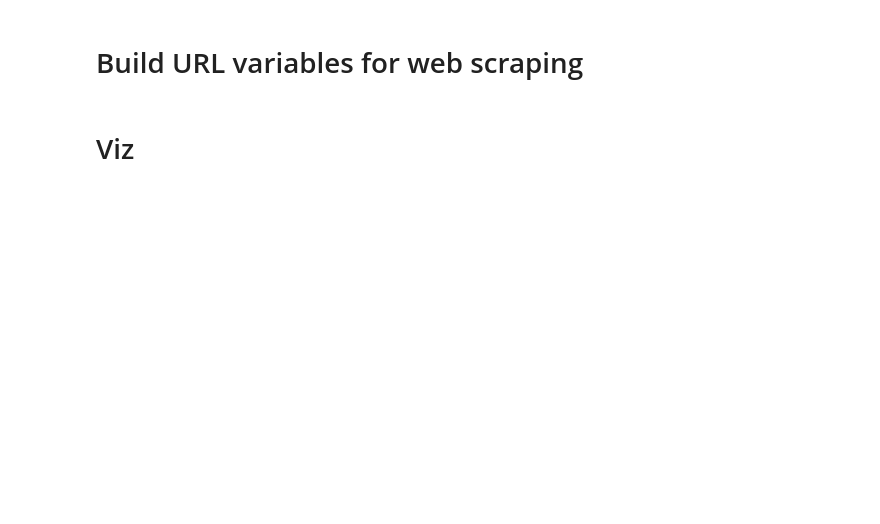
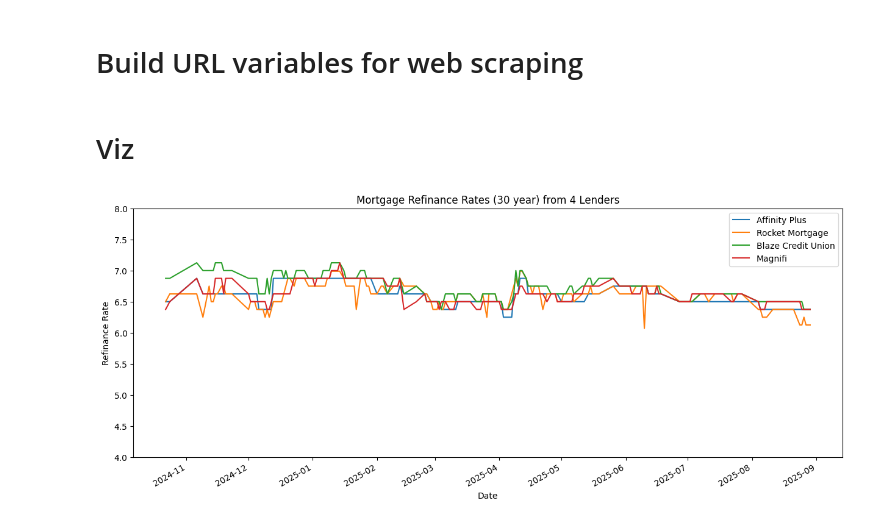
Before and after one commit to conorwhanson/refiRateTracker, a Jupyter notebook: testing.ipynb, the cells around one changed output. Drawn from its saved outputs; the diff is of its cells as text; code cells hidden in the pictures; blank space fills up the shorter version.

```diff
--- a/testing.ipynb
+++ b/testing.ipynb
@@ -62,3 +66,5 @@ chrome.close()
 # %%
 # VIZ
 df = pd.read_csv("refiRates.csv")
+# %%
+df['Date'] = pd.to_datetime(df['Date'], format = '%m/%d/%Y')
@@ -67,11 +75,13 @@ df['Affinity Plus'] = df['Affinity Plus'].apply(lambda x: float(x.replace("%", "
 df['Rocket Mortgage'] = df['Rocket Mortgage'].apply(lambda x: float(x.replace("%", "")))
 df['Blaze Credit Union'] = df['Blaze Credit Union'].apply(lambda x: float(x.replace("%", "")))
 df['Magnifi'] = df['Magnifi'].apply(lambda x: float(x.replace("%", "")))
-# %%
-df.set_index('Date', inplace = True)
 # %%
-df.plot(kind = 'line', x = 'Date', figsize = (10,6))
-plt.xticks(range(len(df['Date'])), df['Date'])
-plt.xticks(rotation = 60, ha = 'right')
-plt.title("Mortgage Rates (Refinance) from 4 Minnesota Lenders")
+df.plot(kind = 'line', x = 'Date', figsize = (15,6))
+# plt.xticks(range(len(df['Date'])), df['Date'])
+# plt.xticks(rotation = 60, ha = 'right')
+plt.title("Mortgage Refinance Rates (30 year) from 4 Lenders")
+plt.ylim(4, 8)
+plt.ylabel("Refinance Rate")
 plt.show()
+# %% [output]
+[figure, added]
```
Also changed, not shown: parts of 2 cells of this notebook, 3 other files.
